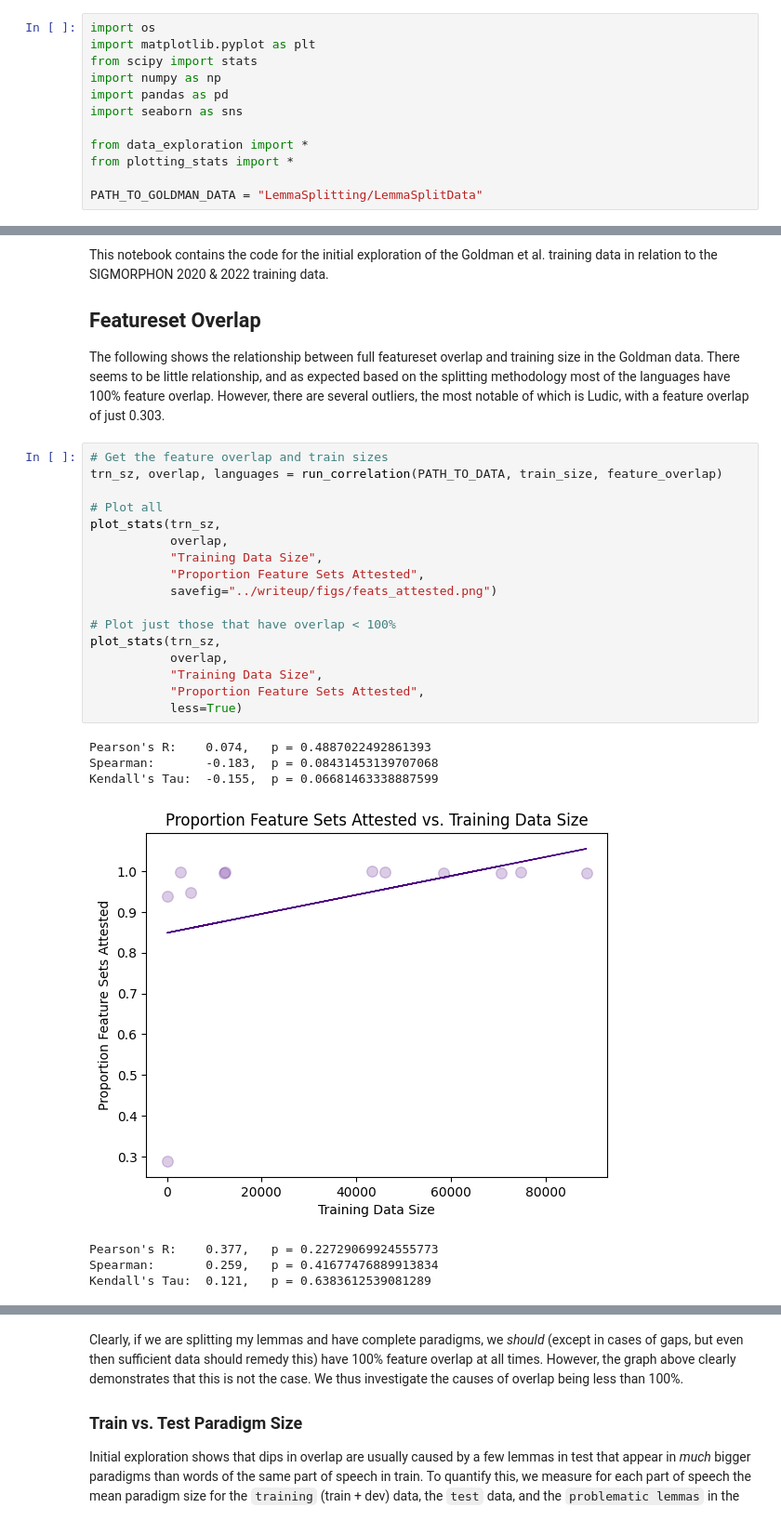
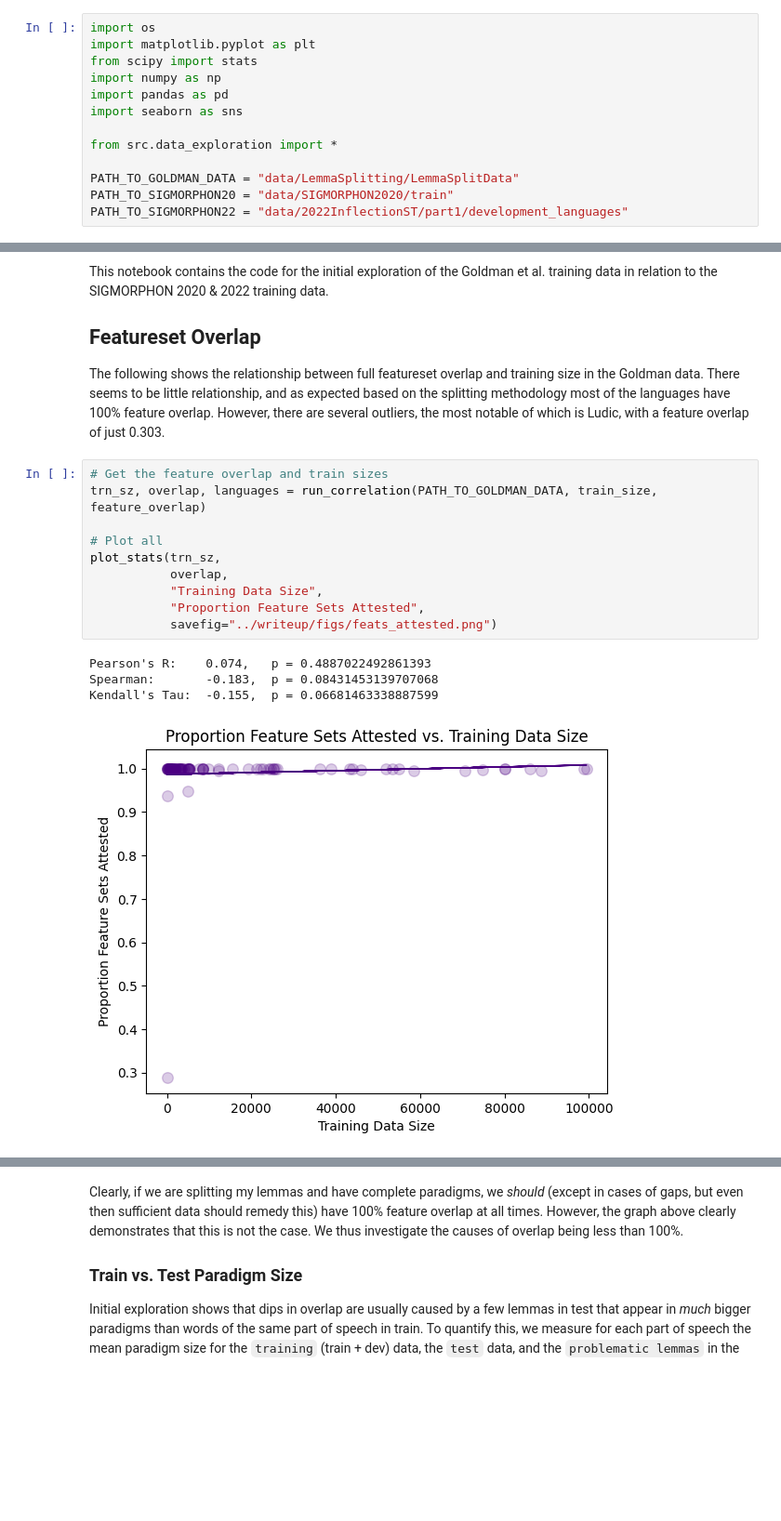
Before and after one commit to paynesa/qp2, a Jupyter notebook: code/exploration_plotting.ipynb, the cells around one changed output, grey strips where cells are left out. Shown at 93% size. Cells and saved outputs as stored; diff of their text form; blank space fills up the shorter version.

```diff
--- a/code/exploration_plotting.ipynb
+++ b/code/exploration_plotting.ipynb
@@ -6,10 +6,11 @@ import numpy as np
 import pandas as pd
 import seaborn as sns
 
-from data_exploration import *
-from plotting_stats import *
+from src.data_exploration import *
 
-PATH_TO_GOLDMAN_DATA = "LemmaSplitting/LemmaSplitData"
+PATH_TO_GOLDMAN_DATA = "data/LemmaSplitting/LemmaSplitData"
+PATH_TO_SIGMORPHON20 = "data/SIGMORPHON2020/train"
+PATH_TO_SIGMORPHON22 = "data/2022InflectionST/part1/development_languages"
 # %% [markdown]
 # Initial Data Exploration
 
@@ -22,26 +23,16 @@ There seems to be little relationship, and as expected based on the splitting me
 However, there are several outliers, the most notable of which is Ludic, with a feature overlap of just 0.303.
 # %%
 # Get the feature overlap and train sizes
-trn_sz, overlap, languages = run_correlation(PATH_TO_DATA, train_size, feature_overlap)
+trn_sz, overlap, languages = run_correlation(PATH_TO_GOLDMAN_DATA, train_size, feature_overlap)
 
 # Plot all
 plot_stats(trn_sz,
            overlap,
            "Training Data Size",
            "Proportion Feature Sets Attested",
            savefig="../writeup/figs/feats_attested.png")
-
-# Plot just those that have overlap < 100%
-plot_stats(trn_sz,
-           overlap,
-           "Training Data Size",
-           "Proportion Feature Sets Attested",
-           less=True)
 # %% [output]
 Pearson's R:    0.074,   p = 0.4887022492861393
 Spearman:       -0.183,  p = 0.08431453139707068
 Kendall's Tau:  -0.155,  p = 0.06681463338887599
-[figure, old version]
+[figure, new version]
-Pearson's R:    0.377,   p = 0.22729069924555773
-Spearman:       0.259,   p = 0.41677476889913834
-Kendall's Tau:  0.121,   p = 0.6383612539081289
```
Also changed, not shown: parts of 27 cells of this notebook, 5 other files.
